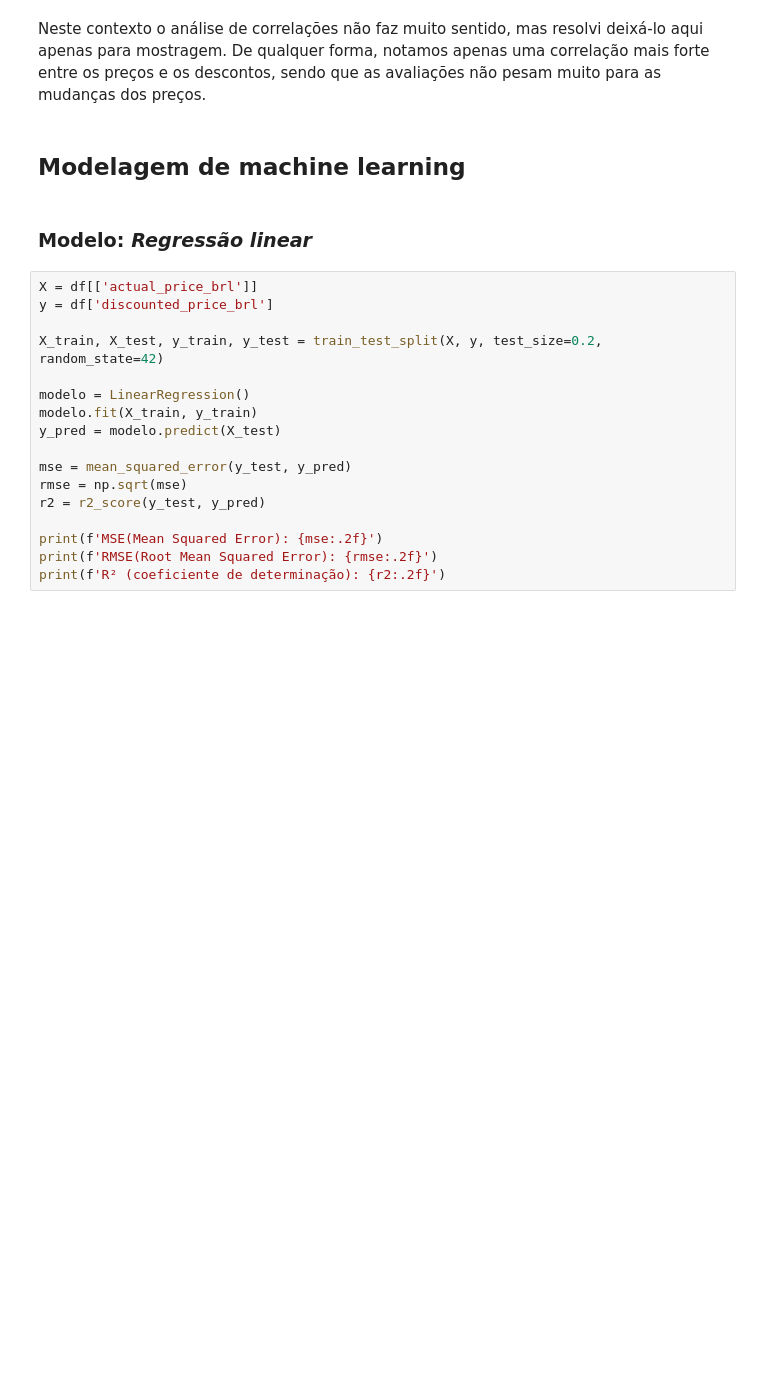
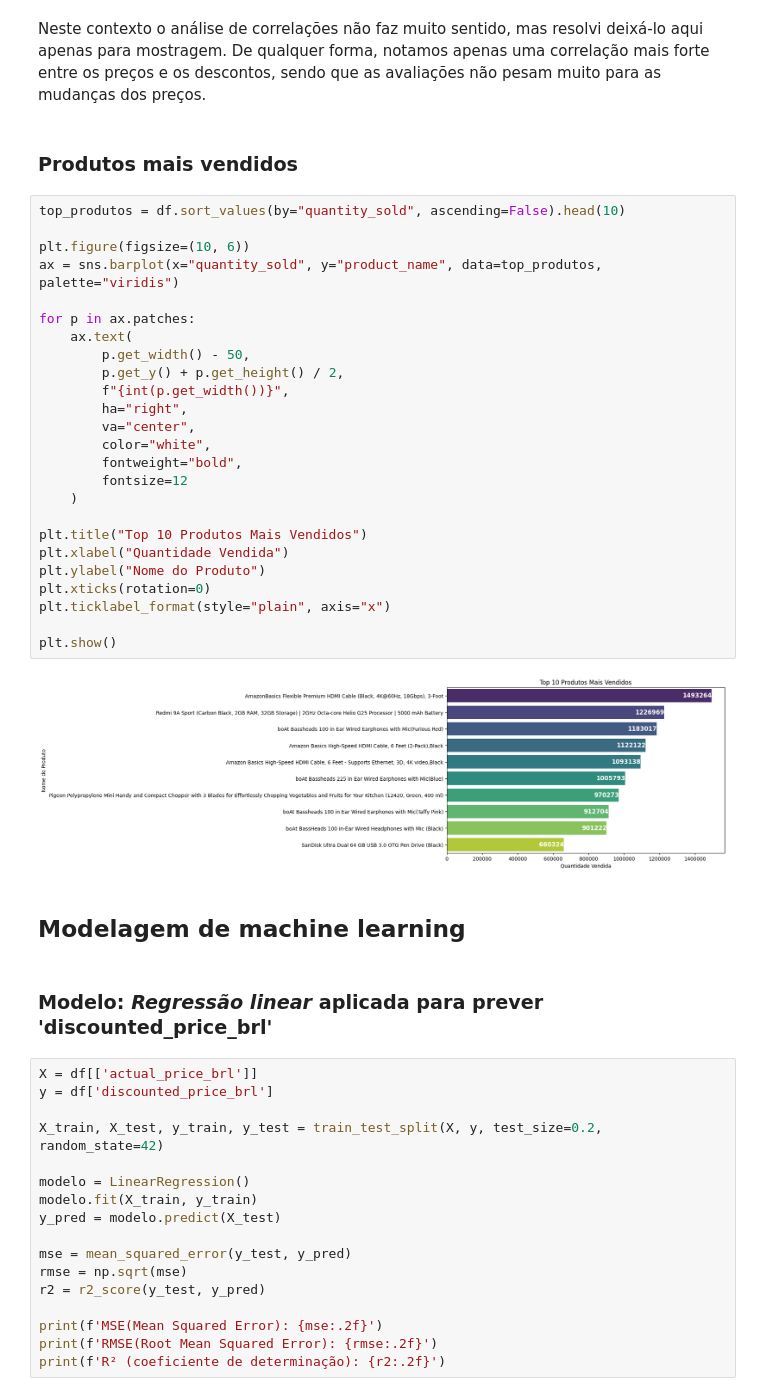
Before and after one commit to iagooteles/projeto_final_infinity, a Jupyter notebook: Projeto_final_infinity.ipynb, the cells around one changed output. Saved outputs shown, nothing was run; the diff lists cells and outputs as text; blank space fills up the shorter version.

```diff
--- a/Projeto_final_infinity.ipynb
+++ b/Projeto_final_infinity.ipynb
@@ -450,9 +463,38 @@ plt.show()
 # %% [markdown]
 Neste contexto o análise de correlações não faz muito sentido, mas resolvi deixá-lo aqui apenas para mostragem. De qualquer forma, notamos apenas uma correlação mais forte entre os preços e os descontos, sendo que as avaliações não pesam muito para as mudanças dos preços.
+# %% [markdown]
+### Produtos mais vendidos
+# %%
+top_produtos = df.sort_values(by="quantity_sold", ascending=False).head(10)
+
+plt.figure(figsize=(10, 6))
+ax = sns.barplot(x="quantity_sold", y="product_name", data=top_produtos, palette="viridis")
+
+for p in ax.patches:
+    ax.text(
+        p.get_width() - 50,
+        p.get_y() + p.get_height() / 2,
+        f"{int(p.get_width())}",
+        ha="right",
+        va="center",
+        color="white",
+        fontweight="bold",
+        fontsize=12
+    )
+
+plt.title("Top 10 Produtos Mais Vendidos")
+plt.xlabel("Quantidade Vendida")
+plt.ylabel("Nome do Produto")
+plt.xticks(rotation=0)
+plt.ticklabel_format(style="plain", axis="x")
+
+plt.show()
+# %% [output]
+[figure, added]
 # %% [markdown]
 ## Modelagem de machine learning
 # %% [markdown]
-### Modelo: *Regressão linear*
+### Modelo: *Regressão linear* aplicada para prever 'discounted_price_brl'
 # %%
 X = df[['actual_price_brl']]
 y = df['discounted_price_brl']
```
Also changed, not shown: parts of 22 cells of this notebook, 1 other file.
